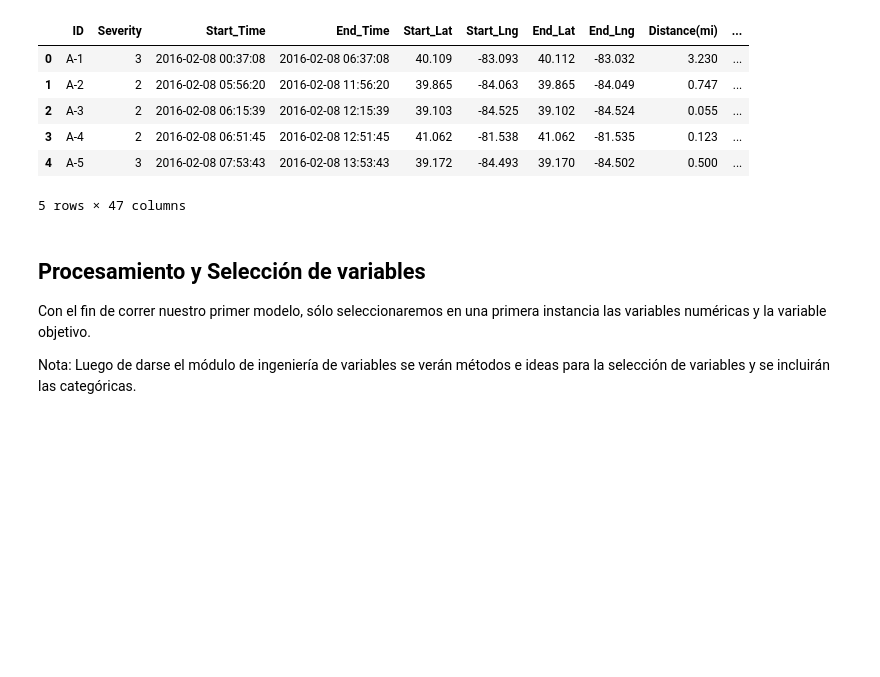
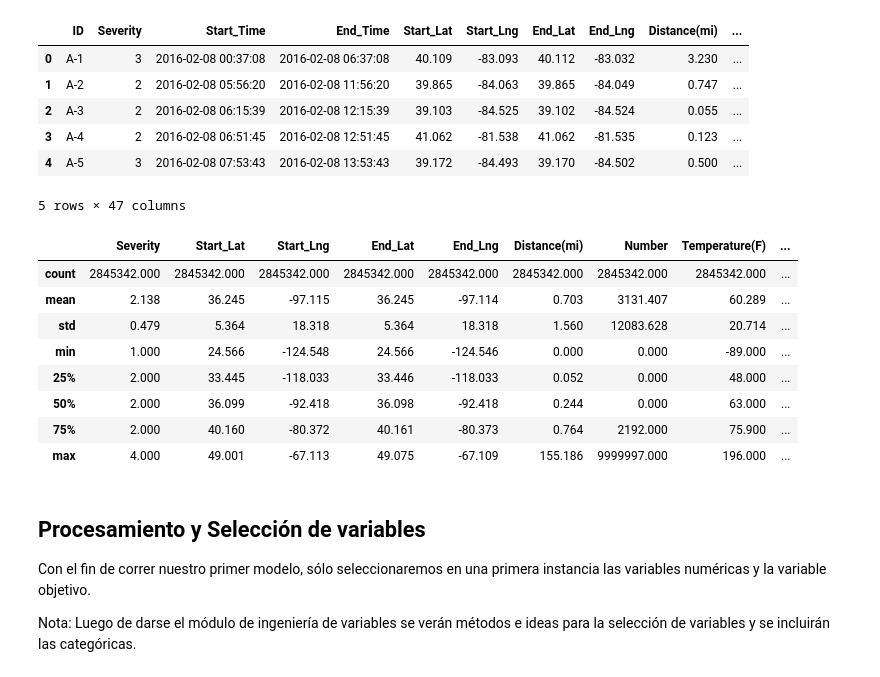
Before and after one commit to EWECORP/DScience_41870, a Jupyter notebook: ProyectoDS_Parte_III_Eduardo_Ettlin.ipynb, the cells around one changed output. Saved outputs shown, nothing was run; the diff lists cells and outputs as text; code cells hidden in the pictures; blank space fills up the shorter version.

```diff
--- a/ProyectoDS_Parte_III_Eduardo_Ettlin.ipynb
+++ b/ProyectoDS_Parte_III_Eduardo_Ettlin.ipynb
@@ -118,6 +118,18 @@ full_df.head()
 | 3 | A-4 | 2 | 2016-02-08 06:51:45 | 2016-02-08 12:51:45 | 41.062 | -81.538 | 41.062 | -81.535 | 0.123 | ... |
 | 4 | A-5 | 3 | 2016-02-08 07:53:43 | 2016-02-08 13:53:43 | 39.172 | -84.493 | 39.170 | -84.502 | 0.500 | ... |
 5 rows × 47 columns
+# %%
+full_df.describe()
+# %% [output]
+|  | Severity | Start_Lat | Start_Lng | End_Lat | End_Lng | Distance(mi) | Number | Temperature(F) | ... |
+| count | 2845342.000 | 2845342.000 | 2845342.000 | 2845342.000 | 2845342.000 | 2845342.000 | 2845342.000 | 2845342.000 | ... |
+| mean | 2.138 | 36.245 | -97.115 | 36.245 | -97.114 | 0.703 | 3131.407 | 60.289 | ... |
+| std | 0.479 | 5.364 | 18.318 | 5.364 | 18.318 | 1.560 | 12083.628 | 20.714 | ... |
+| min | 1.000 | 24.566 | -124.548 | 24.566 | -124.546 | 0.000 | 0.000 | -89.000 | ... |
+| 25% | 2.000 | 33.445 | -118.033 | 33.446 | -118.033 | 0.052 | 0.000 | 48.000 | ... |
+| 50% | 2.000 | 36.099 | -92.418 | 36.098 | -92.418 | 0.244 | 0.000 | 63.000 | ... |
+| 75% | 2.000 | 40.160 | -80.372 | 40.161 | -80.373 | 0.764 | 2192.000 | 75.900 | ... |
+| max | 4.000 | 49.001 | -67.113 | 49.075 | -67.109 | 155.186 | 9999997.000 | 196.000 | ... |
 # %% [markdown]
 ## Procesamiento y Selección de variables
 Con el fin de correr nuestro primer modelo, sólo seleccionaremos en una primera instancia las variables numéricas y la variable objetivo.
```
Also changed, not shown: parts of 20 cells of this notebook.
